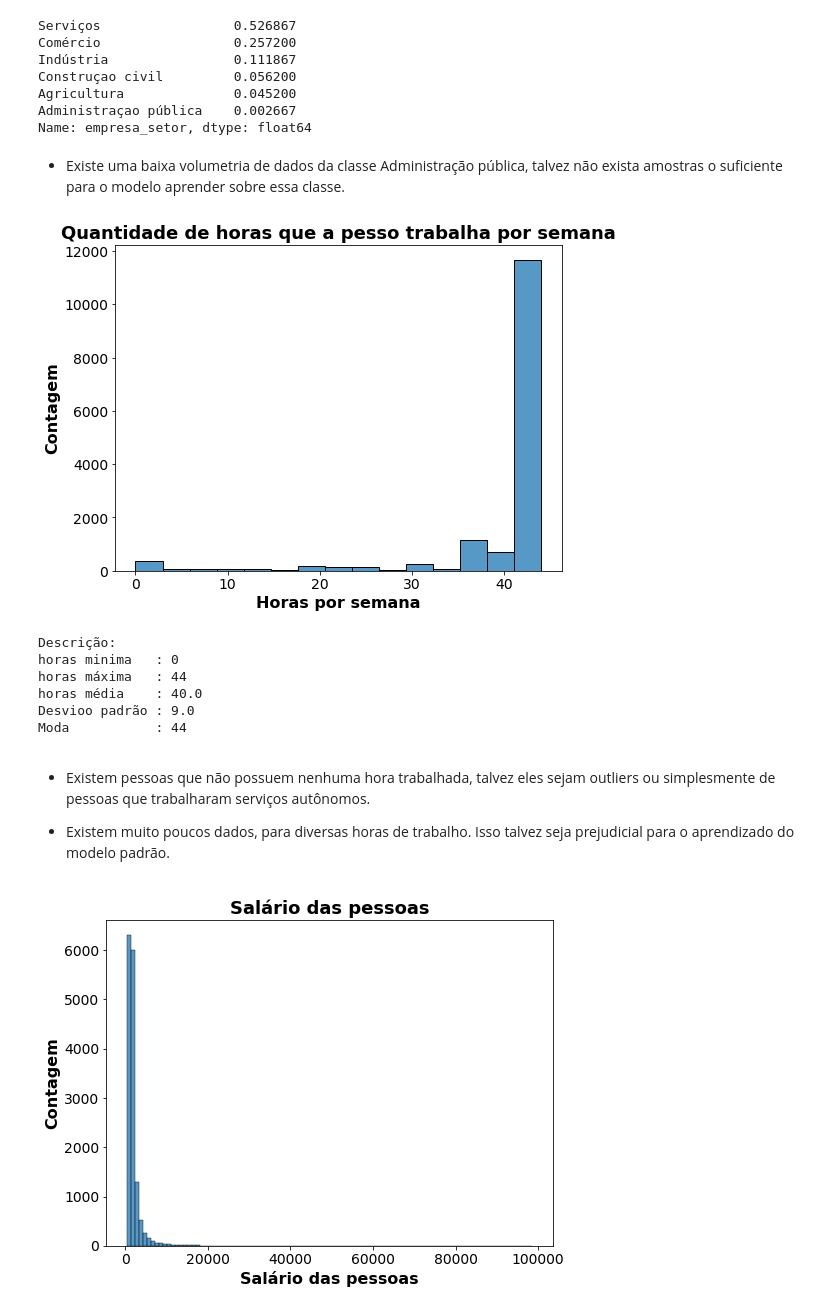
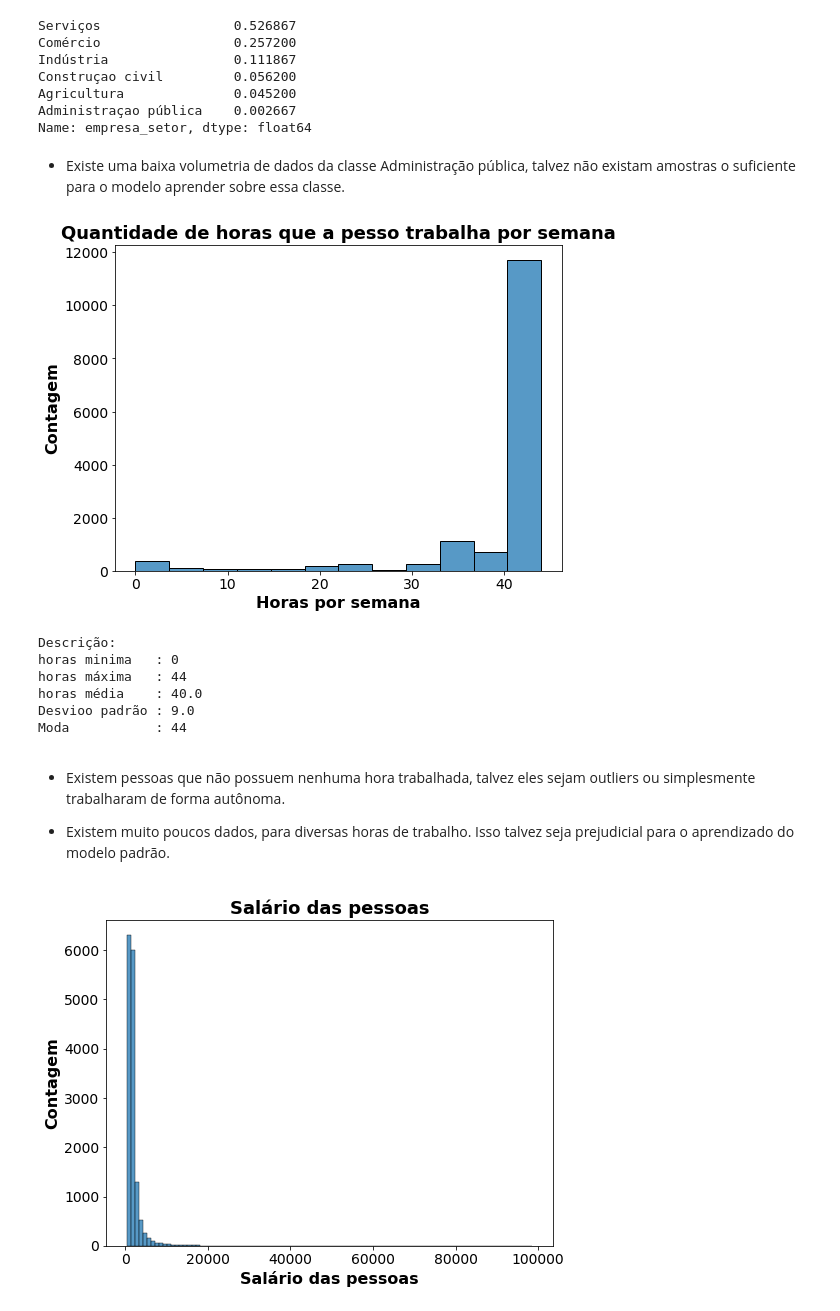
Before and after one commit to AntonioJuniorF/flow_employed, a Jupyter notebook: Notebooks/Competição_parte_1.ipynb, the cells around one changed output. Cells and saved outputs as stored; diff of their text form; code cells hidden in the pictures.

```diff
--- a/Notebooks/Competição_parte_1.ipynb
+++ b/Notebooks/Competição_parte_1.ipynb
@@ -382,25 +386,25 @@ Agricultura              0.045200
 Administraçao pública    0.002667
 Name: empresa_setor, dtype: float64
 # %% [markdown]
-* Existe uma baixa volumetria de dados da classe Administração pública, talvez não exista amostras o suficiente para o modelo aprender sobre essa classe.
+* Existe uma baixa volumetria de dados da classe Administração pública, talvez não existam amostras o suficiente para o modelo aprender sobre essa classe.
 # %%
 plt.rc('ytick', labelsize=14)
 plt.rc('xtick', labelsize=14)
 plt.figure(figsize=(8,6))
 plt.title('Quantidade de horas que a pesso trabalha por semana',fontsize= 18, fontweight= 'bold')
-sns.histplot(x='contrato_horastrabalho',data=df)
+sns.histplot(x='contrato_horastrabalho',data=df, bins = 12)
 plt.xlabel('Horas por semana', fontsize= 16, fontweight= 'bold')
 plt.ylabel('Contagem', fontsize= 16, fontweight= 'bold')
 plt.show()
 
 print("Descrição:")
 print("horas minima   :", df['contrato_horastrabalho'].min())
 print("horas máxima   :", df['contrato_horastrabalho'].max())
 print("horas média    :", np.round(df['contrato_horastrabalho'].mean()))
 print("Desvioo padrão :", np.round(df['contrato_horastrabalho'].std()))
 print('Moda           :',statistics.mode(df['contrato_horastrabalho']))
 # %% [output]
-[figure, old version]
+[figure, new version]
 Descrição:
 horas minima   : 0
 horas máxima   : 44
@@ -408,7 +412,7 @@ horas média    : 40.0
 Desvioo padrão : 9.0
 Moda           : 44
 # %% [markdown]
-* Existem pessoas que não possuem nenhuma hora trabalhada, talvez eles sejam outliers ou simplesmente de pessoas que trabalharam serviços autônomos.
+* Existem pessoas que não possuem nenhuma hora trabalhada, talvez eles sejam outliers ou simplesmente trabalharam de forma autônoma.
 
 * Existem muito poucos dados, para diversas horas de trabalho. Isso talvez seja prejudicial para o aprendizado do modelo padrão.
 # %%
```
Also changed, not shown: parts of 17 cells of this notebook.
